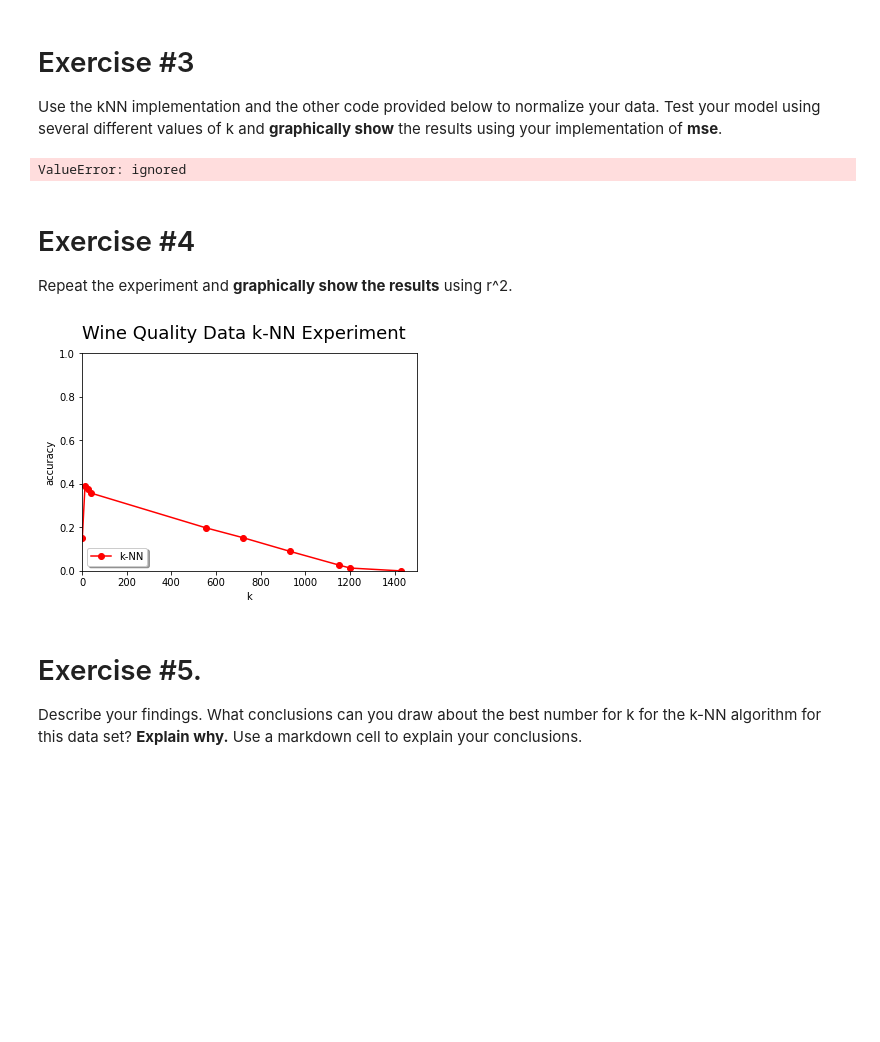
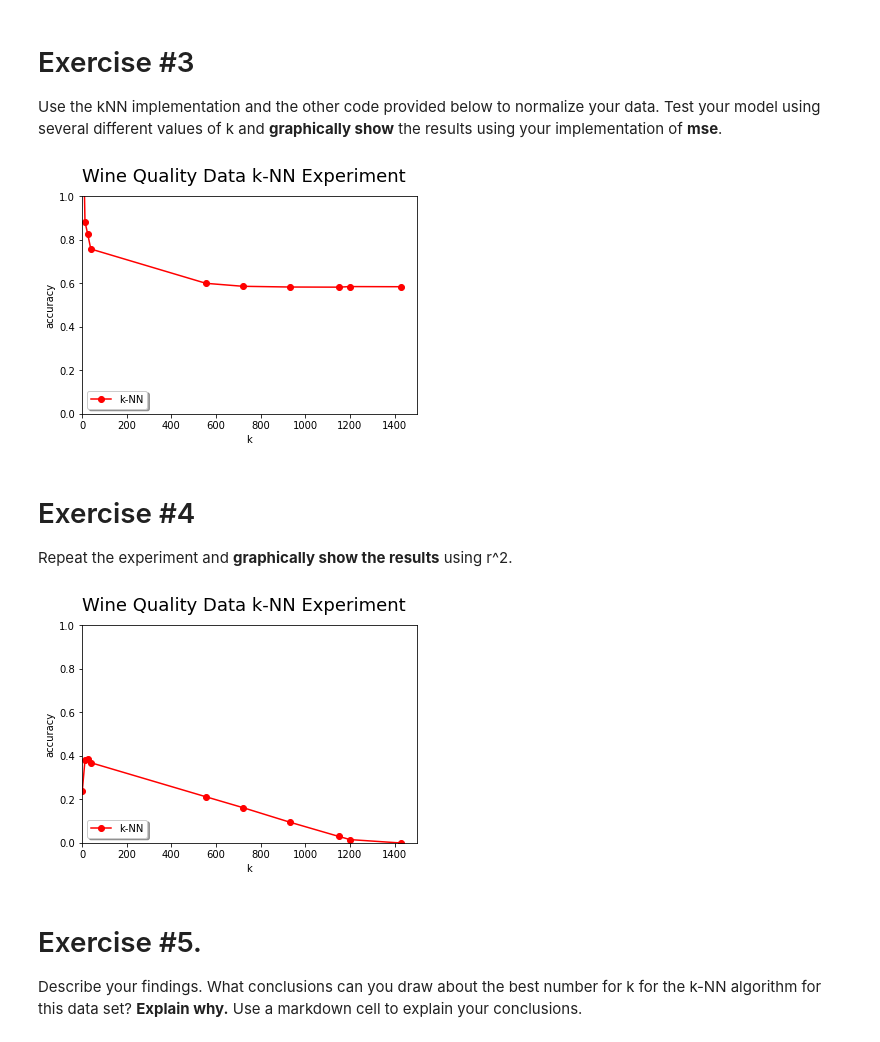
Before and after one commit to ZofiaLandowska/notes, a Jupyter notebook: notebook3_landowska.ipynb, the cells around one changed output. Saved outputs shown, nothing was run; the diff lists cells and outputs as text; code cells hidden in the pictures; blank space fills up the shorter version.

```diff
--- a/notebook3_landowska.ipynb
+++ b/notebook3_landowska.ipynb
@@ -26,7 +26,7 @@ def mse(actual,predicted):
     #   (we assume that number of elements in actual and predicted match)
     # OUTPUT:
     #   the mean squared error between the actual and predicted values
-    mean_squared_error = np.squared(actual-predicted)
+    mean_squared_error = ((actual-predicted)**2).mean()
     return mean_squared_error
 # %% [markdown]
 # Exercise #2
@@ -130,27 +130,27 @@ test_norm_data['alcohol'] = (test_data['alcohol'] - alcohol_mean)/alcohol_std
 # %%
 import matplotlib.pyplot as plt
 %matplotlib inline
 from sklearn.metrics import accuracy_score
 
 k_vals = [1,13,25,39,555,721,931,1151,1201,1429]
 kNN_accuracies = []
 
 for k in k_vals:
     predictions = regressions_all_kNN(test_norm_data,train_norm_data,k)
-    current_accuracy = accuracy_score(test_norm_data['quality'],predictions)
+    current_accuracy = mse(test_norm_data['quality'],predictions)
     kNN_accuracies.append(current_accuracy)
 
 
 plt.suptitle('Wine Quality Data k-NN Experiment',fontsize=18)
 plt.xlabel('k')
 plt.ylabel('accuracy')
 plt.plot(k_vals,kNN_accuracies,'ro-',label='k-NN')
 plt.legend(loc='lower left', shadow=True)
 plt.axis([0,1500,0,1])
 
 plt.show()
 # %% [output]
-ValueError: ignored
+[figure, added]
 # %% [markdown]
 # Exercise #4
 Repeat the experiment and **graphically show the results** using r^2.
@@ -175,7 +175,7 @@ plt.axis([0,1500,0,1])
 
 plt.show()
 # %% [output]
-[figure, old version]
+[figure, new version]
 # %% [markdown]
 # Exercise #5.
 Describe your findings. What conclusions can you draw about the best number for k for the k-NN algorithm for this data set? **Explain why.** Use a markdown cell to explain your conclusions.
```
